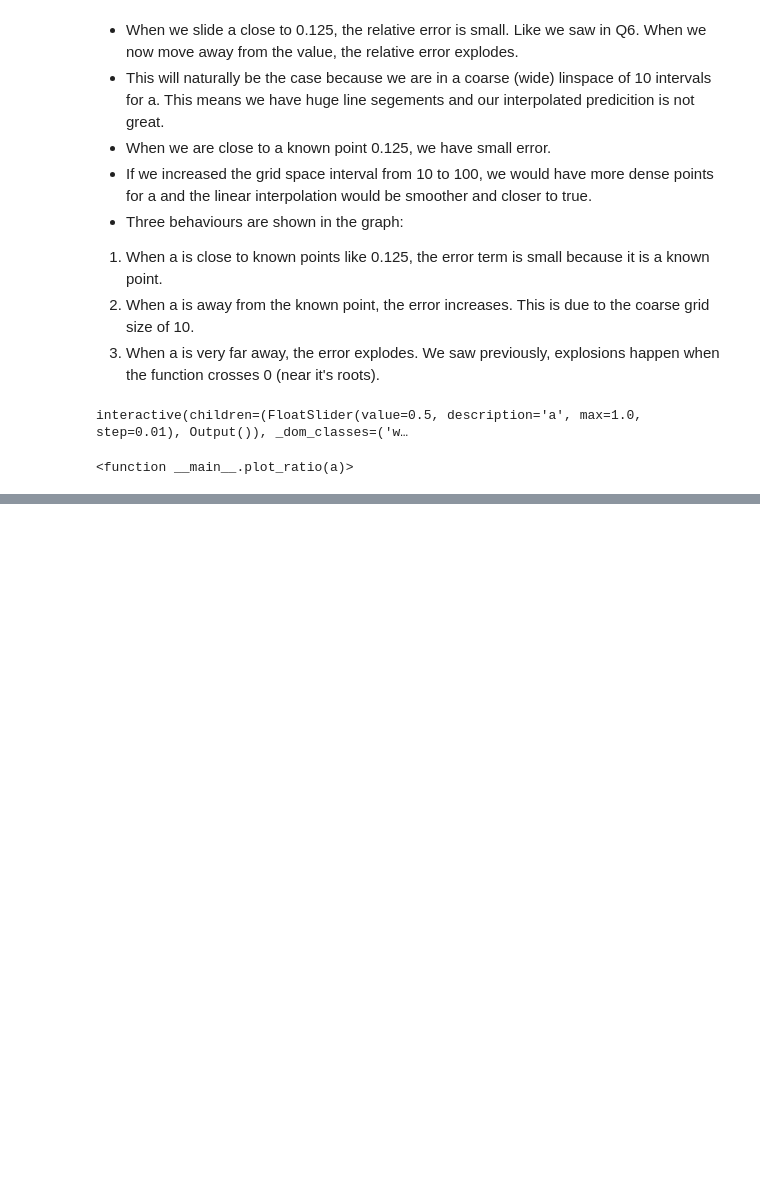
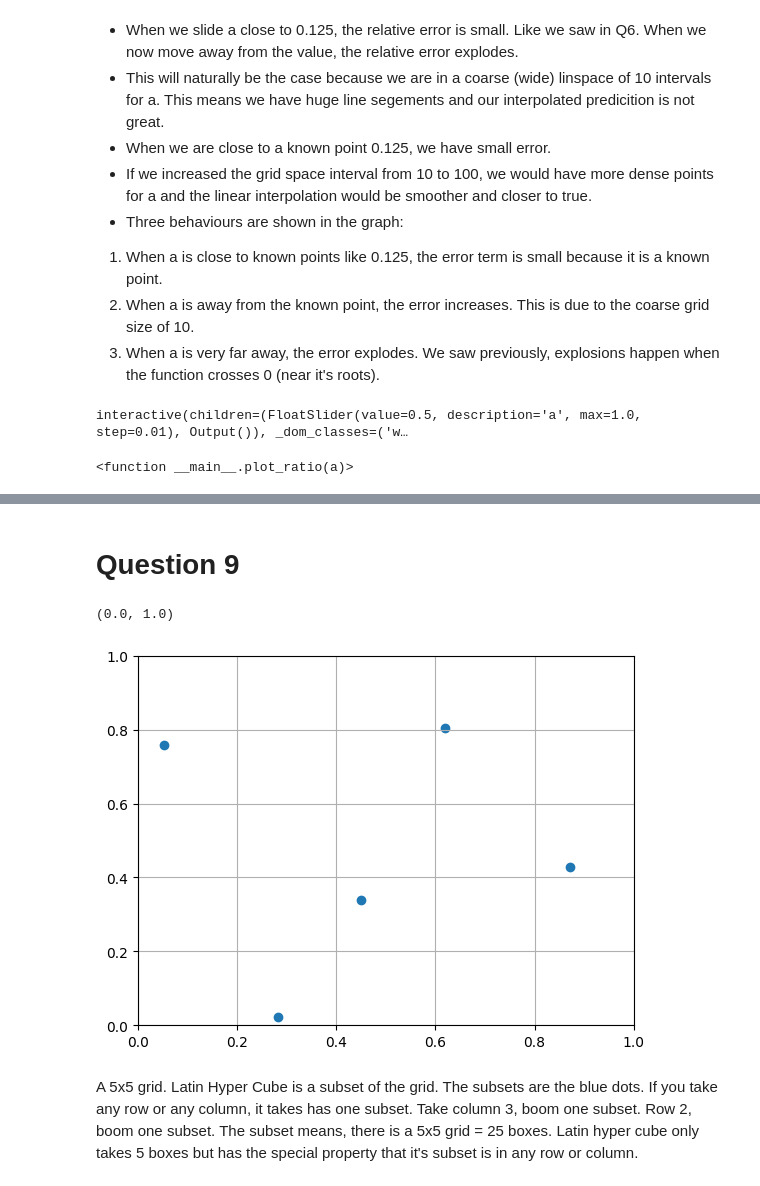
Before and after one commit to sajid-ahmed1/practise_project, a Jupyter notebook: ps3_example_sheet_3.ipynb, the cells around one changed output, grey strips where cells are left out. Saved outputs shown, nothing was run; the diff lists cells and outputs as text; code cells hidden in the pictures; blank space fills up the shorter version.

```diff
--- a/ps3_example_sheet_3.ipynb
+++ b/ps3_example_sheet_3.ipynb
@@ -455,0 +516,17 @@ interactive(children=(FloatSlider(value=0.5, description='a', max=1.0, step=0.01
+# %% [markdown]
+# Question 9
+# %%
+#%pip install pyDOE
+from pyDOE import lhs
+
+latin_hyper_cube = lhs(2, samples=5)#, criterion = 'c')
+plt.scatter(latin_hyper_cube[:, 0], latin_hyper_cube[:,1])
+plt.grid(True)
+plt.xlim([0,1])
+plt.ylim([0,1])
+# %% [output]
+(0.0, 1.0)
+[figure, added]
+# %% [markdown]
+A 5x5 grid. Latin Hyper Cube is a subset of the grid. The subsets are the blue dots. If you take any row or any column, it takes has one subset. Take column 3, boom one subset. Row 2, boom one subset.
+The subset means, there is a 5x5 grid = 25 boxes. Latin hyper cube only takes 5 boxes but has the special property that it's subset is in any row or column.
```
Also changed, not shown: parts of 26 cells of this notebook.
